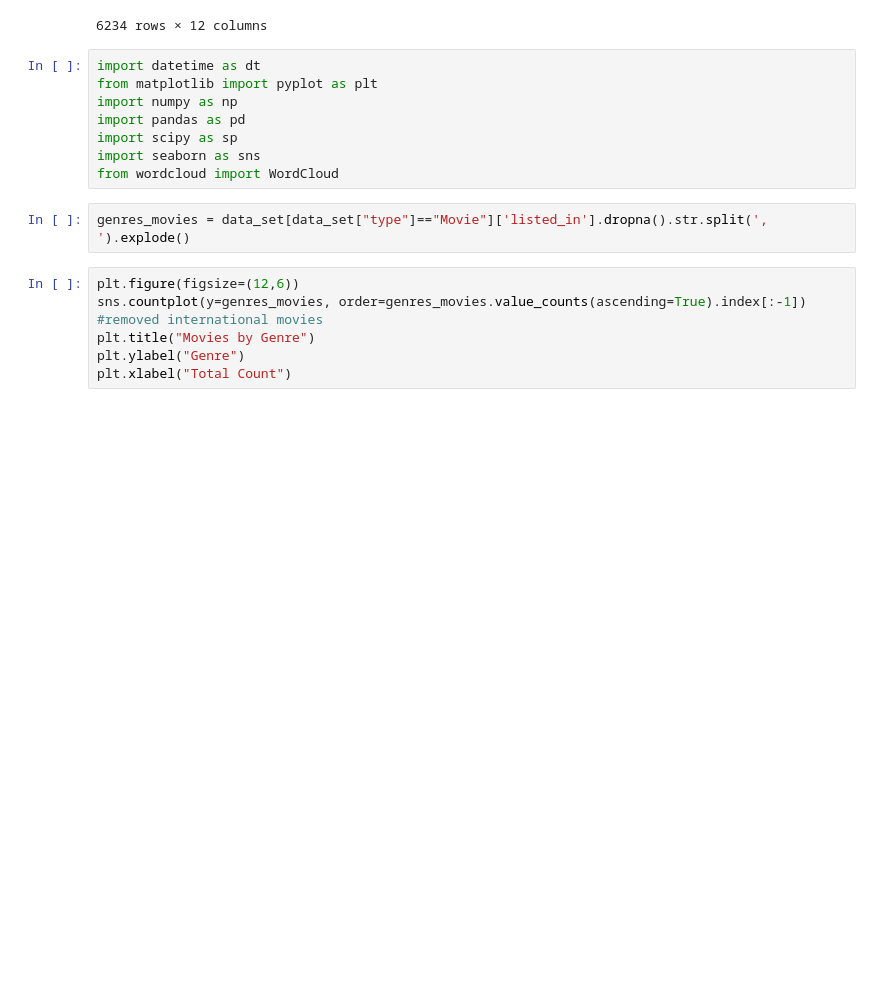
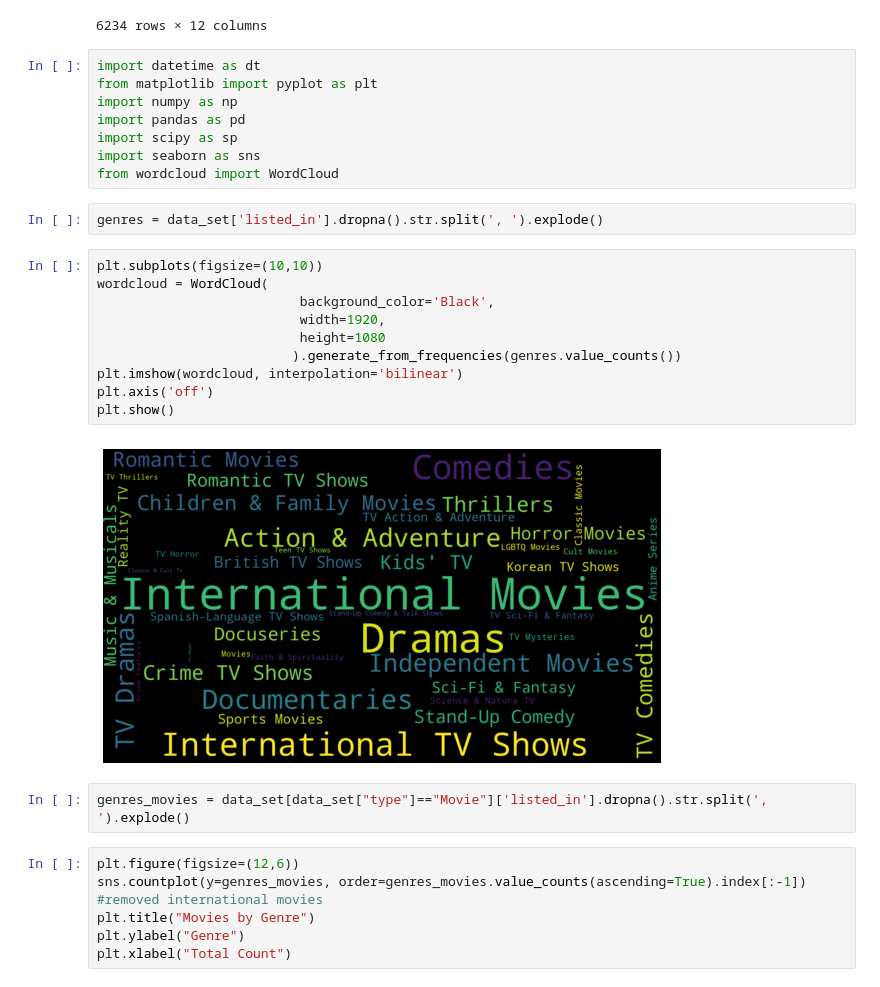
Before and after one commit to aSkailand/dat540-netflix_catalogue, a Jupyter notebook: src/netflix_genre_analysis.ipynb, the cells around one changed output. Cells and saved outputs as stored; diff of their text form; blank space fills up the shorter version.

```diff
--- a/src/netflix_genre_analysis.ipynb
+++ b/src/netflix_genre_analysis.ipynb
@@ -32,6 +32,20 @@ import pandas as pd
 import scipy as sp
 import seaborn as sns
 from wordcloud import WordCloud
+# %%
+genres = data_set['listed_in'].dropna().str.split(', ').explode()
+# %%
+plt.subplots(figsize=(10,10))
+wordcloud = WordCloud(
+                          background_color='Black',
+                          width=1920,
+                          height=1080
+                         ).generate_from_frequencies(genres.value_counts())
+plt.imshow(wordcloud, interpolation='bilinear')
+plt.axis('off')
+plt.show()
+# %% [output]
+[figure, added]
 # %%
 genres_movies = data_set[data_set["type"]=="Movie"]['listed_in'].dropna().str.split(', ').explode()
 # %%
```
Also changed, not shown: parts of 11 cells of this notebook, 1 other file.
